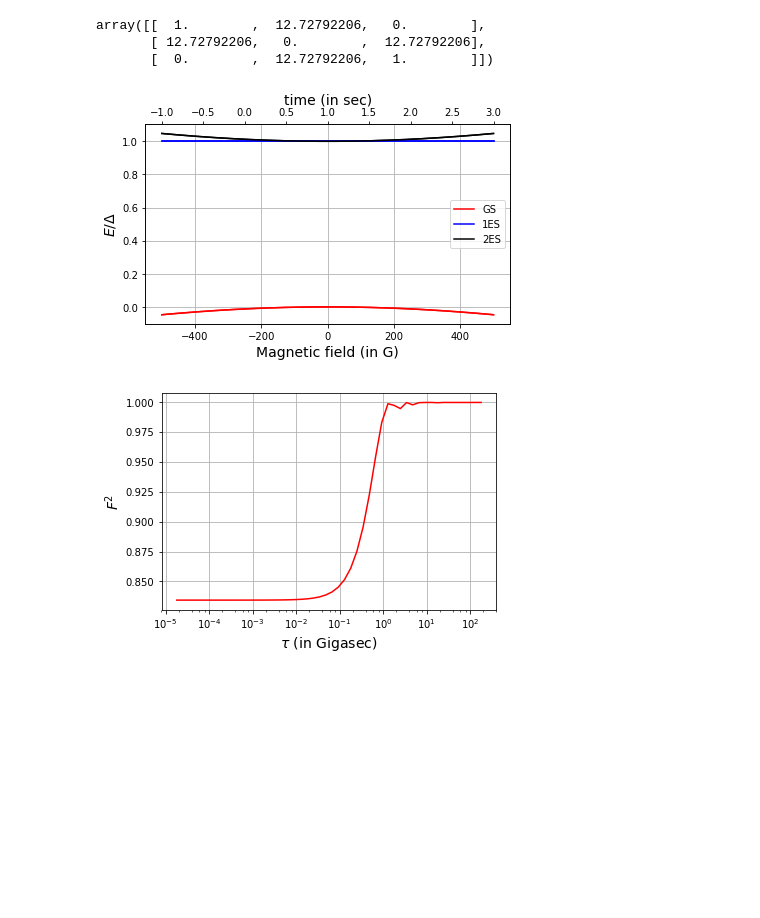
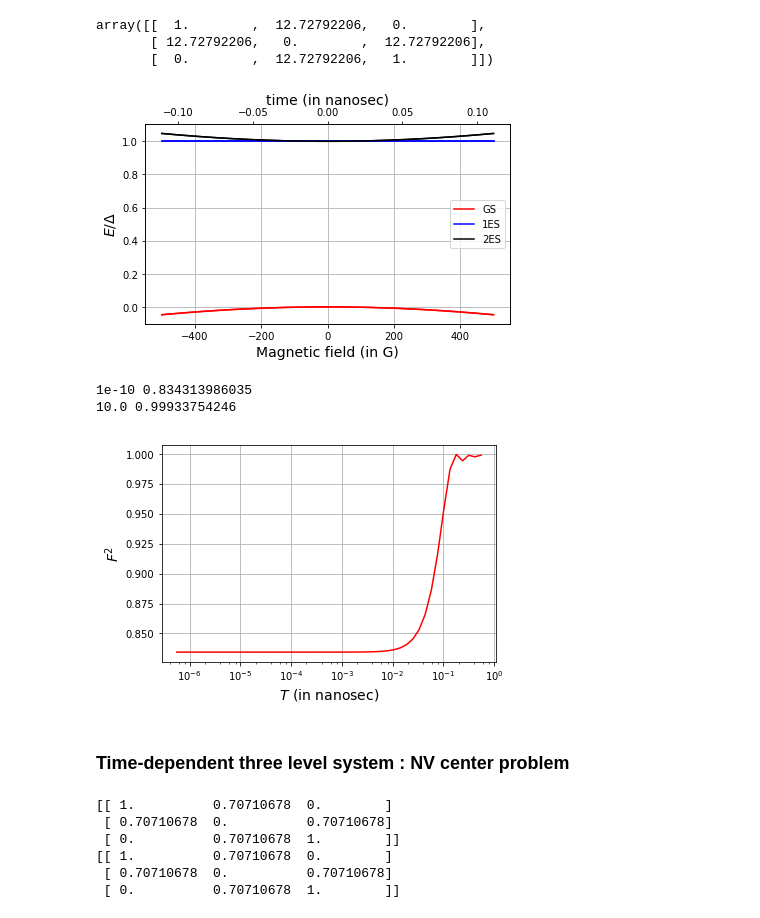
Before and after one commit to alexandreday/counterdiabatic-driving, a Jupyter notebook: expt project NV center/jupyter_code/dynamics.ipynb, the cells around one changed output. Cells and saved outputs as stored; diff of their text form; code cells hidden in the pictures; blank space fills up the shorter version.

```diff
--- a/expt project NV center/jupyter_code/dynamics.ipynb
+++ b/expt project NV center/jupyter_code/dynamics.ipynb
@@ -158,3 +249,8 @@ H=Ham_NV(1.0)
+# %%
+def fidelity(t,psi, Ham):
+    energy,evector=Ham.eigh(time=t)
+    psi_gs=evector[:,0]
+    return np.abs(np.vdot(psi_gs,psi))**2
 # %%
 H(time=10.0).toarray()
 # %% [output]
@@ -167,8 +263,8 @@ def magnetic_field(t,tau):
         return B
 # %%
 tau=2.0
-tf=1.0+tau
-ti=1.0 -tau
+tf=tau
+ti=-tau
 H=Ham_NV(tau)
 #psi0=V0[:,0] #ground state of t=0 hamiltonian
 t_arr=np.linspace(ti,tf,20)
@@ -189,37 +285,56 @@ ax1.plot(magnetic_field(t_arr, tau), energy_2es, 'k', label= '2ES')
 ax1.set_xlabel(r'Magnetic field (in G)', fontsize=14)
 ax1.set_ylabel(r'$E/ \Delta$', fontsize=14)
 ax1.grid()
-
+pi=np.pi
 ax2 = ax1.twiny()
-ax2.plot(t_arr, energy_gs, 'r', label= 'GS')
-ax2.plot(t_arr, energy_es, 'b', label= '1ES')
-ax2.plot(t_arr, energy_2es, 'k', label= '2ES')
-ax2.set_xlabel('time (in sec)', fontsize=14)
+ax2.plot(t_arr/(2*pi*2.87), energy_gs, 'r', label= 'GS')
+ax2.plot(t_arr/(2*pi*2.87), energy_es, 'b', label= '1ES')
+ax2.plot(t_arr/(2*pi*2.87), energy_2es, 'k', label= '2ES')
+ax2.set_xlabel('time (in nanosec)', fontsize=14)
 plt.legend(loc='best')
 plt.tight_layout()
 plt.savefig("energy_NV.eps")
 # %% [output]
-[figure, old version]
+[figure, new version]
 # %%
-tau_arr=np.logspace(-6,1,50)
+tau_arr=np.logspace(-5,1,50)
 fidelity_arr=np.zeros(len(tau_arr))
 energy_es=np.zeros(len(tau_arr))
 for i in range(len(tau_arr)):
-    tau=tau_arr_del1[i]
-    tf=1.0+tau
-    ti=1.0 -tau
-    tf=tau+1.0
+    tau=tau_arr[i]
+    tf=tau
+    ti=-tau
     H=Ham_NV(tau)
     E,V=H.eigh(time=ti)
     psi0=V[:,0] #ground state of t=ti hamiltonian
     psi = H.evolve(psi0,ti,tf) # evolution of time
     fidelity_arr[i]=fidelity(tf,psi, H)
+    #print tau, fidelity_arr[i]
+# %%
+tau_arr=np.logspace(-10,1,2)
+fidelity_arr=np.zeros(len(tau_arr))
+energy_es=np.zeros(len(tau_arr))
+for i in range(len(tau_arr)):
+    tau=tau_arr[i]
+    tf=tau
+    ti=-tau
+    H=Ham_NV(tau)
+    E,V=H.eigh(time=ti)
+    psi0=V[:,0] #ground state of t=ti hamiltonian
+    psi = H.evolve(psi0,ti,tf) # evolution of time
+    fidelity_arr[i]=fidelity(tf,psi, H)
+    print tau, fidelity_arr[i]
+# %% [output]
+1e-10 0.834313986035
+10.0 0.99933754246
 # %%
-plt.semilogx(tau_arr*2*np.pi*2.87, fidelity_arr, 'r-')#, label=r'$\Delta=2$')
-plt.xlabel(r'$\tau$ (in Gigasec)', fontsize=14)
+plt.semilogx(tau_arr/(2*np.pi*2.87), fidelity_arr, 'r-')#, label=r'$\Delta=2$')
+plt.xlabel(r'$T$ (in nanosec)', fontsize=14)
 plt.ylabel(r'$F^2$', fontsize=14)
 plt.grid()
-plt.legend(loc='best')
+#plt.legend(loc='best')
 plt.savefig("fidelity_NV_expt.eps")
 # %% [output]
-[figure, old version]
+[figure, new version]
+# %% [markdown]
+### Time-dependent three level system : NV center problem
@@ -225,0 +365,11 @@ plt.savefig("fidelity_NV_expt.eps")
+# %%
+H=Ham_NV_t()
+print H(time=0).toarray()
+print H(time= np.pi*2).toarray()
+# %% [output]
+[[ 1.          0.70710678  0.        ]
+ [ 0.70710678  0.          0.70710678]
+ [ 0.          0.70710678  1.        ]]
+[[ 1.          0.70710678  0.        ]
+ [ 0.70710678  0.          0.70710678]
+ [ 0.          0.70710678  1.        ]]
```
Also changed, not shown: parts of 15 cells of this notebook, 13 other files.
